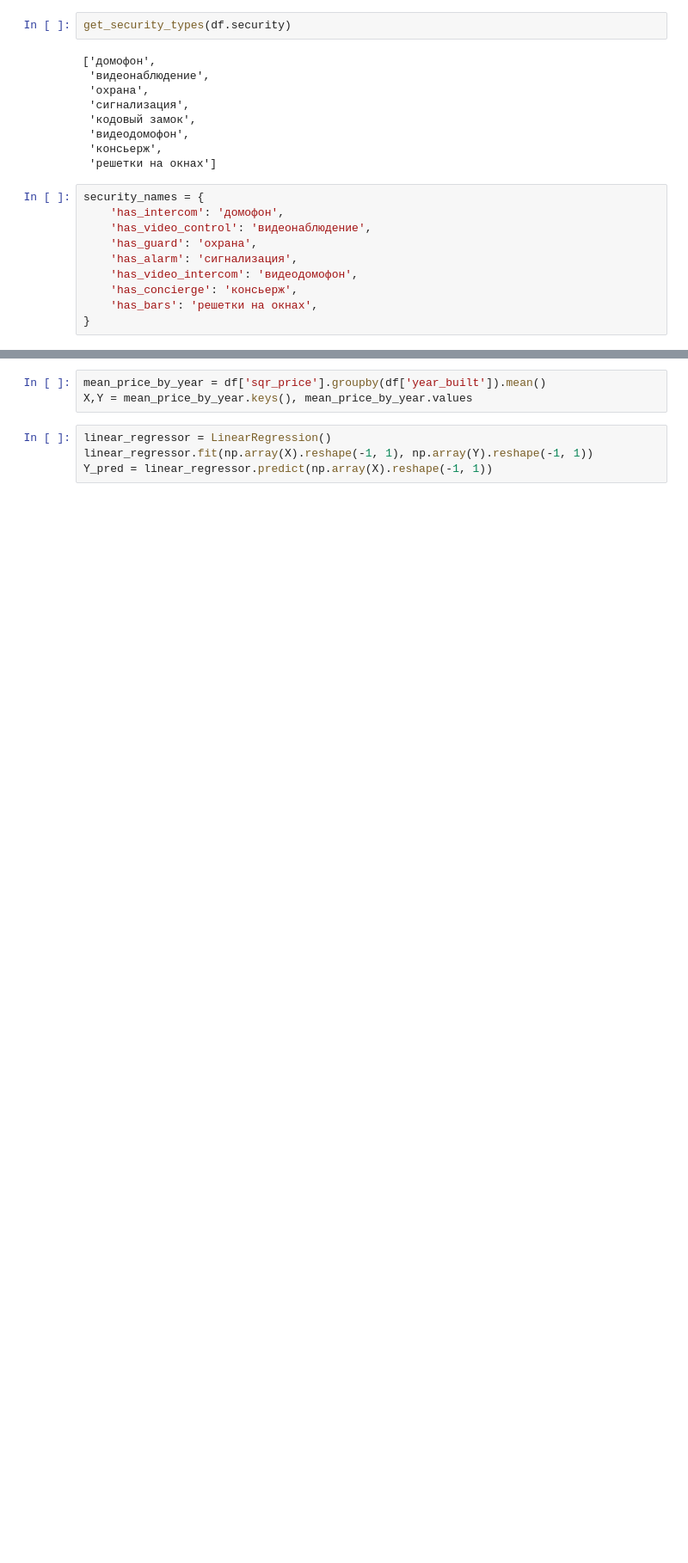
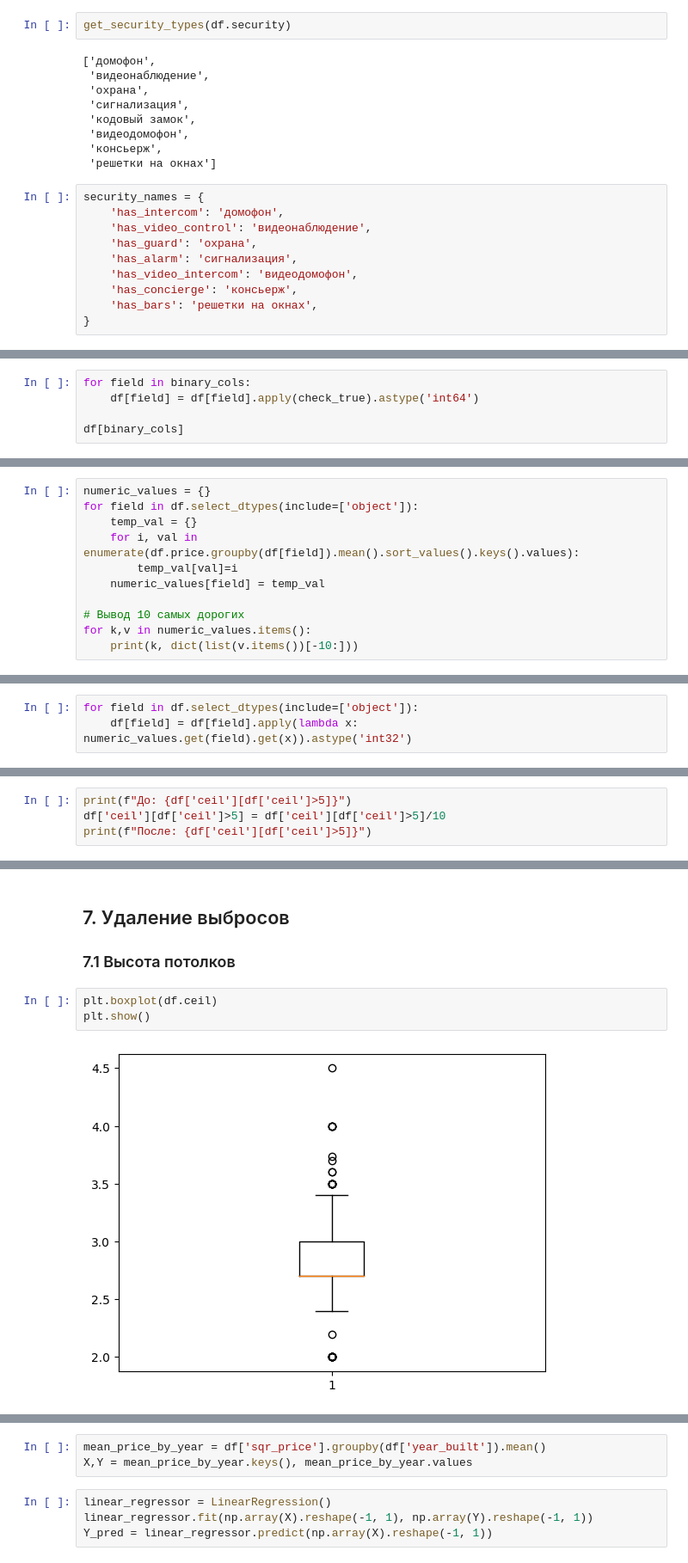
Before and after one commit to khandosaly/krisha-eda, a Jupyter notebook: notebooks/eda.ipynb, the cells around one changed output, grey strips where cells are left out. Shown at 86% size. Saved outputs shown, nothing was run; the diff lists cells and outputs as text; blank space fills up the shorter version.

```diff
--- a/notebooks/eda.ipynb
+++ b/notebooks/eda.ipynb
@@ -184,0 +384,5 @@ df
+# %%
+for field in binary_cols:
+    df[field] = df[field].apply(check_true).astype('int64')
+
+df[binary_cols]
@@ -184,0 +422,11 @@ df
+# %%
+numeric_values = {}
+for field in df.select_dtypes(include=['object']):
+    temp_val = {}
+    for i, val in enumerate(df.price.groupby(df[field]).mean().sort_values().keys().values):
+        temp_val[val]=i
+    numeric_values[field] = temp_val
+
+# Вывод 10 самых дорогих
+for k,v in numeric_values.items():
+    print(k, dict(list(v.items())[-10:]))
@@ -184,0 +448,3 @@ df
+# %%
+for field in df.select_dtypes(include=['object']):
+    df[field] = df[field].apply(lambda x: numeric_values.get(field).get(x)).astype('int32')
@@ -184,0 +496,4 @@ df
+# %%
+print(f"До: {df['ceil'][df['ceil']>5]}")
+df['ceil'][df['ceil']>5] = df['ceil'][df['ceil']>5]/10
+print(f"После: {df['ceil'][df['ceil']>5]}")
@@ -184,0 +521,8 @@ df
+# %% [markdown]
+## 7. Удаление выбросов
+### 7.1 Высота потолков
+# %%
+plt.boxplot(df.ceil)
+plt.show()
+# %% [output]
+[figure, added]
```
Also changed, not shown: parts of 112 cells of this notebook, 1 other file.
